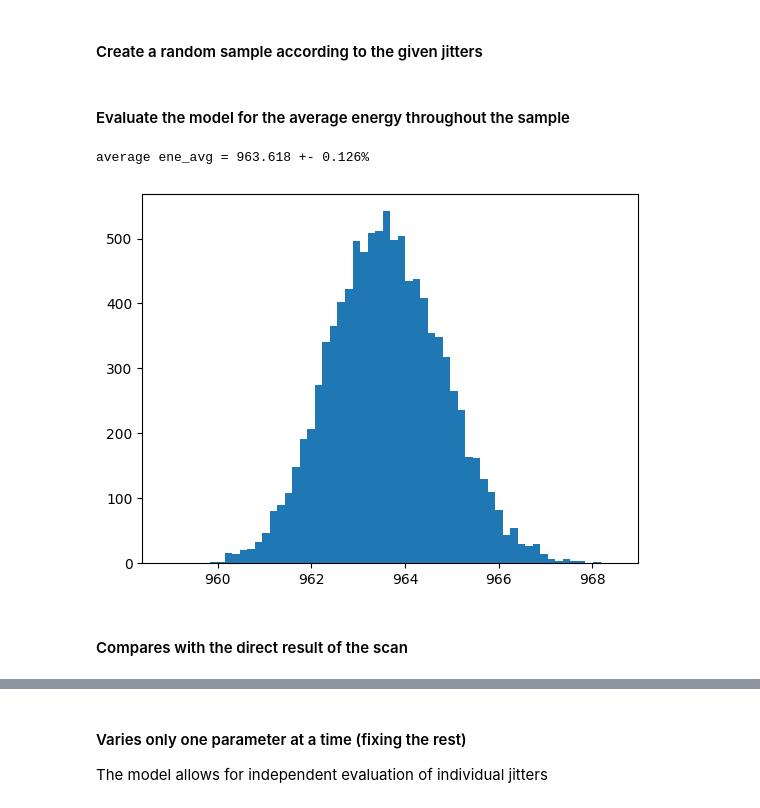
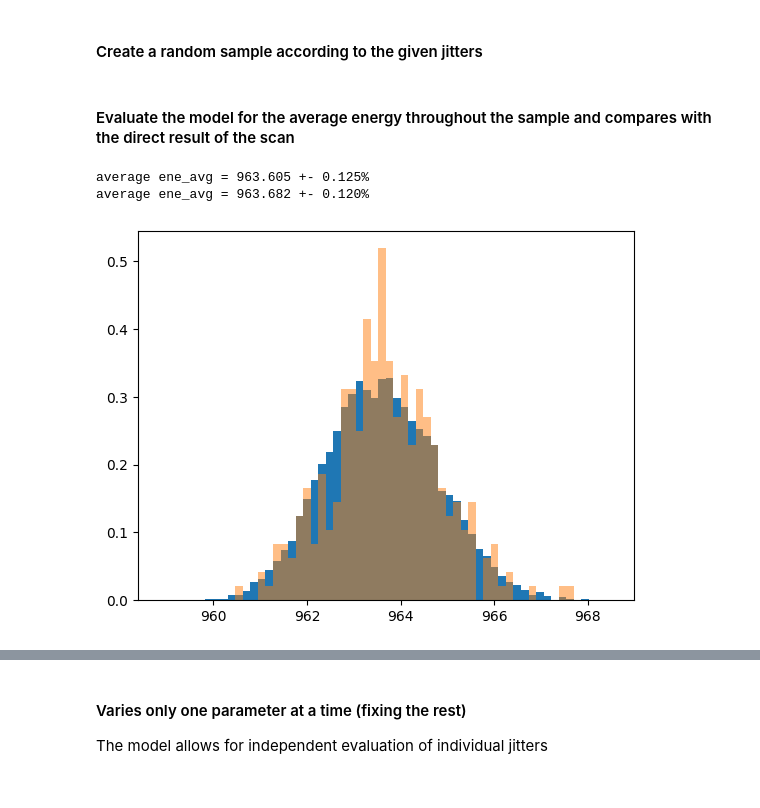
Before and after one commit to delaossa/optimas_pp, a Jupyter notebook: examples/example_2/jitter_test.ipynb, the cells around one changed output, grey strips where cells are left out. Saved outputs shown, nothing was run; the diff lists cells and outputs as text; code cells hidden in the pictures.

```diff
--- a/examples/example_2/jitter_test.ipynb
+++ b/examples/example_2/jitter_test.ipynb
@@ -48,15 +48,16 @@ for i, var in enumerate(varpars):
     sample[:, i] = parvals[var] + parjits[var] * sample[:, i]
 sample = pd.DataFrame(sample, columns=varpars)
 # %% [markdown]
-#### Evaluate the model for the average energy throughout the sample
+#### Evaluate the model for the average energy throughout the sample and compares with the direct result of the scan
 # %%
 ene, _ = models['ene_avg'].evaluate_model(sample, p0=parvals)
 
 mean_ene_avg = df['ene_avg'].mean()
-plt.hist(ene, bins=60, range=[mean_ene_avg * 0.995, mean_ene_avg * 1.005]);
+plt.hist(ene, bins=60, range=[mean_ene_avg * 0.995, mean_ene_avg * 1.005], density=True);
 print('average %s = %.3f +- %.3f%%' % ('ene_avg', np.average(ene), 100 * np.std(ene) / mean_ene_avg))
+plt.hist(df['ene_avg'], bins=60, range=[mean_ene_avg * 0.995, mean_ene_avg * 1.005], density=True, alpha=0.5);
+print('average %s = %.3f +- %.3f%%' % ('ene_avg', np.average(df['ene_avg']), 100 * np.std(df['ene_avg']) / mean_ene_avg))
 # %% [output]
-average ene_avg = 963.618 +- 0.126%
+average ene_avg = 963.605 +- 0.125%
+average ene_avg = 963.682 +- 0.120%
-[figure, old version]
+[figure, new version]
-# %% [markdown]
-#### Compares with the direct result of the scan
```
Also changed, not shown: parts of 8 cells of this notebook, 1 other file.
